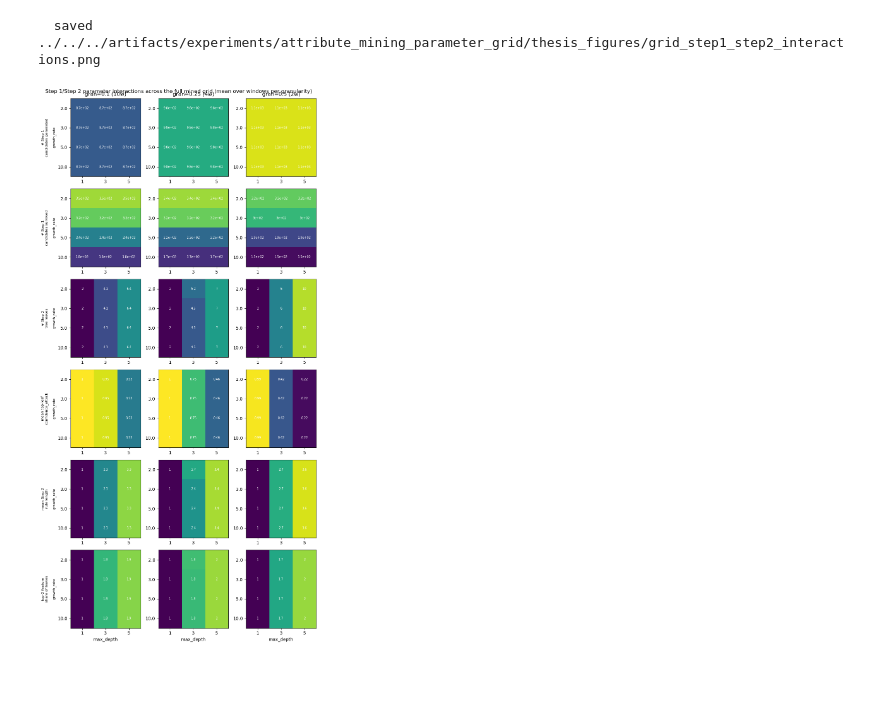
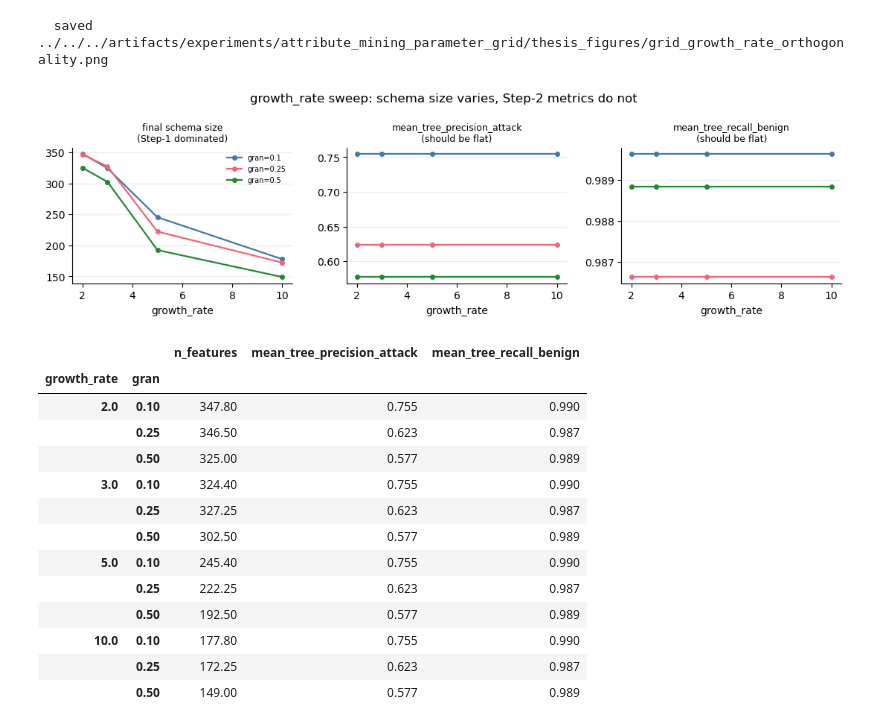
Before and after one commit to annaneliaa/msc-thesis, a Jupyter notebook: src/thesis/notebooks/attribute_mining_sweep_eda.ipynb, the cells around one changed output. Drawn from its saved outputs; the diff is of its cells as text; code cells hidden in the pictures; blank space fills up the shorter version.

Commit message:
updated mining eda notebook

```diff
--- a/src/thesis/notebooks/attribute_mining_sweep_eda.ipynb
+++ b/src/thesis/notebooks/attribute_mining_sweep_eda.ipynb
@@ -336,46 +426,42 @@ core of signals rather than spreading across independent ones.
 # %%
-grid_metrics = [
-    ("n_step1_candidates", "# Step 1\ncandidates generated"),
-    ("n_contrast", "# Step 1\ncandidates survived"),
-    ("n_tree_leaves", "# Step 2\ntree leaves"),
-    ("mean_tree_confidence_attack", "mean top-leaf\nconfidence_attack"),
-    ("mean_rule_length", "mean Step 2\nrule length"),
-    ("top2_feature_share", "top-2 feature\nshare of leaves"),
-]
+gr_sweep = grid_df[GROWTH_RATE_SWEEP_MASK]
 
-fig, axes = plt.subplots(len(grid_metrics), len(GRANULARITIES), figsize=(3.0 * len(GRANULARITIES), 3.0 * len(grid_metrics)))
-for row_i, (metric, label) in enumerate(grid_metrics):
-    vmin, vmax = grid_df[metric].min(), grid_df[metric].max()
-    for col_i, gran in enumerate(GRANULARITIES):
-        ax = axes[row_i, col_i]
-        # Mean across that granularity's windows -- each cell is one (growth_rate,
-        # max_depth) config, averaged over however many windows that granularity has.
-        pivot = (
-            grid_df[grid_df.gran == gran]
-            .groupby(["growth_rate", "max_depth"])[metric].mean()
-            .unstack("max_depth")
-            .reindex(index=GROWTH_RATES, columns=MAX_DEPTHS)
-        )
-        ax.imshow(pivot.values, cmap="viridis", vmin=vmin, vmax=vmax, aspect="auto")
-        for i in range(pivot.shape[0]):
-            for j in range(pivot.shape[1]):
-                ax.text(j, i, f"{pivot.values[i, j]:.2g}", ha="center", va="center", fontsize=7, color="white")
-        ax.set_xticks(range(len(MAX_DEPTHS)))
-        ax.set_xticklabels(MAX_DEPTHS)
-        ax.set_yticks(range(len(GROWTH_RATES)))
-        ax.set_yticklabels(GROWTH_RATES)
-        n_win = grid_df[grid_df.gran == gran]["win_idx"].nunique()
-        if row_i == 0:
-            ax.set_title(f"gran={gran:g} ({n_win}w)")
-        if col_i == 0:
-            ax.set_ylabel(label + "\n\ngrowth_rate", fontsize=8)
-        if row_i == len(grid_metrics) - 1:
-            ax.set_xlabel("max_depth")
+fig, axes = plt.subplots(1, 3, figsize=(11, 3.2))
+for ax, (metric, label) in zip(axes, [
+    ("n_features", "final schema size\n(Step-1 dominated)"),
+    ("mean_tree_precision_attack", "mean_tree_precision_attack\n(should be flat)"),
+    ("mean_tree_recall_benign", "mean_tree_recall_benign\n(should be flat)"),
+]):
+    for gran in GRANULARITIES:
+        s = gr_sweep[gr_sweep.gran == gran].groupby("growth_rate")[metric].mean()
+        ax.plot(s.index, s.values, marker="o", markersize=4, linewidth=1.6,
+                color=gran_color_map(GRANULARITIES)[gran], label=f"gran={gran:g}")
+    ax.set_title(label, fontsize=9)
+    ax.set_xlabel("growth_rate")
+    strip_axes(ax)
+axes[0].legend(frameon=False, fontsize=7)
+fig.suptitle("growth_rate sweep: schema size varies, Step-2 metrics do not")
+fig.tight_layout()
+savefig(fig, "grid_growth_rate_orthogonality.png")
+plt.show()
 
-fig.suptitle("Step 1/Step 2 parameter interactions across the full mined grid (mean over windows per granularity)")
-fig.tight_layout()
-savefig(fig, "grid_step1_step2_interactions.png")
-plt.show()
+gr_sweep.groupby(["growth_rate", "gran"])[
+    ["n_features", "mean_tree_precision_attack", "mean_tree_recall_benign"]
+].mean().round(3)
 # %% [output]
-  saved ../../../artifacts/experiments/attribute_mining_parameter_grid/thesis_figures/grid_step1_step2_interactions.png
+  saved ../../../artifacts/experiments/attribute_mining_parameter_grid/thesis_figures/grid_growth_rate_orthogonality.png
-[figure, old version]
+[figure, new version]
+|  |  | n_features | mean_tree_precision_attack | mean_tree_recall_benign |
+| growth_rate | gran |  |  |  |
+| 2.0 | 0.10 | 347.80 | 0.755 | 0.990 |
+|  | 0.25 | 346.50 | 0.623 | 0.987 |
+|  | 0.50 | 325.00 | 0.577 | 0.989 |
+| 3.0 | 0.10 | 324.40 | 0.755 | 0.990 |
+|  | 0.25 | 327.25 | 0.623 | 0.987 |
+|  | 0.50 | 302.50 | 0.577 | 0.989 |
+| 5.0 | 0.10 | 245.40 | 0.755 | 0.990 |
+|  | 0.25 | 222.25 | 0.623 | 0.987 |
+|  | 0.50 | 192.50 | 0.577 | 0.989 |
+| 10.0 | 0.10 | 177.80 | 0.755 | 0.990 |
+|  | 0.25 | 172.25 | 0.623 | 0.987 |
+|  | 0.50 | 149.00 | 0.577 | 0.989 |
```
Also changed, not shown: parts of 78 cells of this notebook, 9 other files.
